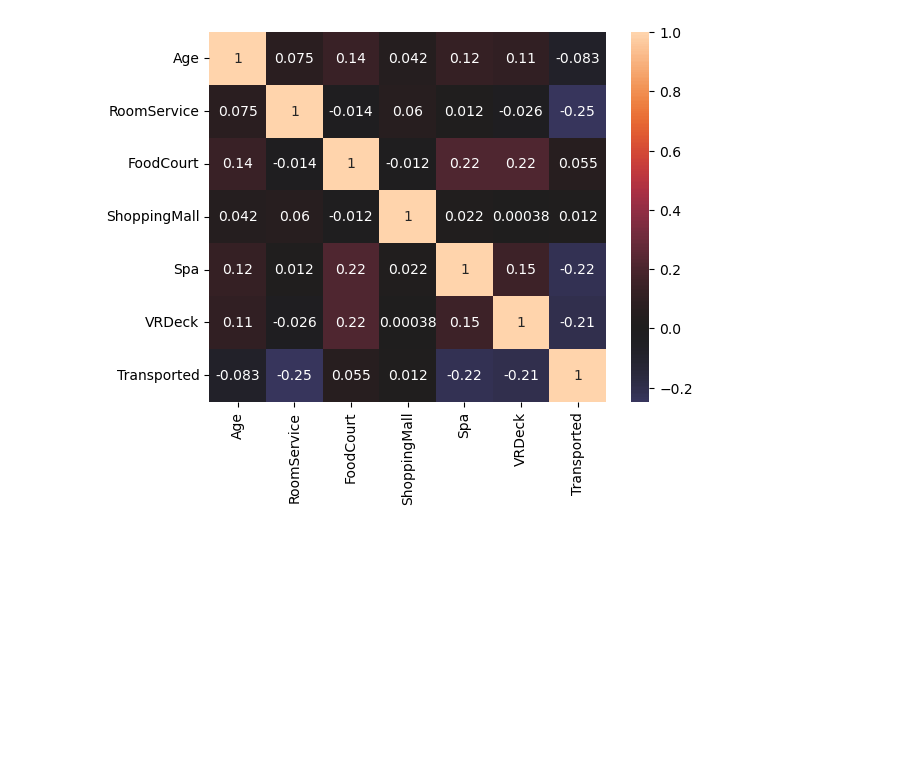
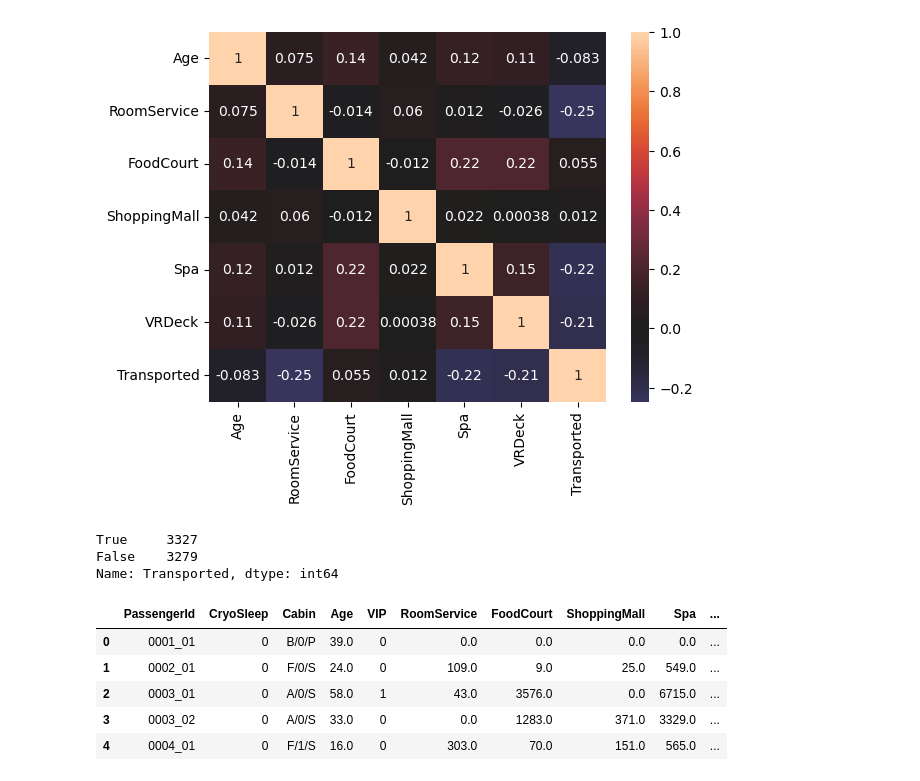
Before and after one commit to Alejolamilla/Spaceship-Titanic, a Jupyter notebook: spaceship_titanic.ipynb, the cells around one changed output. Saved outputs shown, nothing was run; the diff lists cells and outputs as text; code cells hidden in the pictures; blank space fills up the shorter version.

```diff
--- a/spaceship_titanic.ipynb
+++ b/spaceship_titanic.ipynb
@@ -135,3 +135,25 @@ sns.heatmap(data= corr, center=0, annot=True)
 plt.show()
 # %% [output]
 [figure]
+# %%
+# How Many passengers were transported?
+passengers["Transported"].value_counts()
+# %% [output]
+True     3327
+False    3279
+Name: Transported, dtype: int64
+# %%
+# Enconding categorical variables (One Hot encoding) and boolean variables into binary
+
+columns_to_encode = ["HomePlanet", "Destination"]
+df_encoded = pd.get_dummies(passengers, columns=columns_to_encode)
+df_encoded[["CryoSleep", "VIP"]] = df_encoded[["CryoSleep", "VIP"]].astype(int)
+
+df_encoded.head()
+# %% [output]
+|  | PassengerId | CryoSleep | Cabin | Age | VIP | RoomService | FoodCourt | ShoppingMall | Spa | ... |
+| 0 | 0001_01 | 0 | B/0/P | 39.0 | 0 | 0.0 | 0.0 | 0.0 | 0.0 | ... |
+| 1 | 0002_01 | 0 | F/0/S | 24.0 | 0 | 109.0 | 9.0 | 25.0 | 549.0 | ... |
+| 2 | 0003_01 | 0 | A/0/S | 58.0 | 1 | 43.0 | 3576.0 | 0.0 | 6715.0 | ... |
+| 3 | 0003_02 | 0 | A/0/S | 33.0 | 0 | 0.0 | 1283.0 | 371.0 | 3329.0 | ... |
+| 4 | 0004_01 | 0 | F/1/S | 16.0 | 0 | 303.0 | 70.0 | 151.0 | 565.0 | ... |
```
Also changed, not shown: parts of 1 cell of this notebook.
